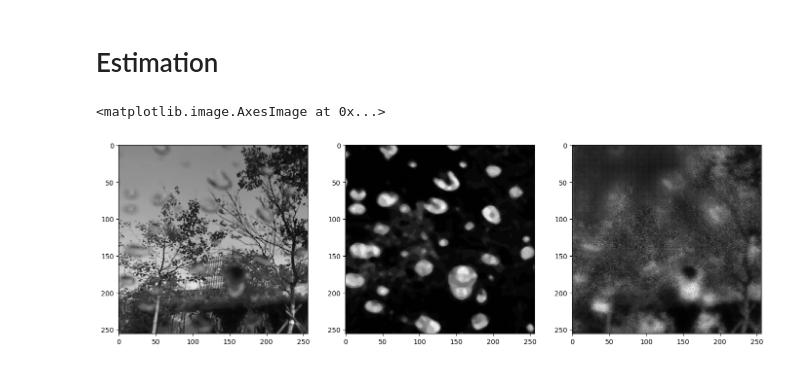
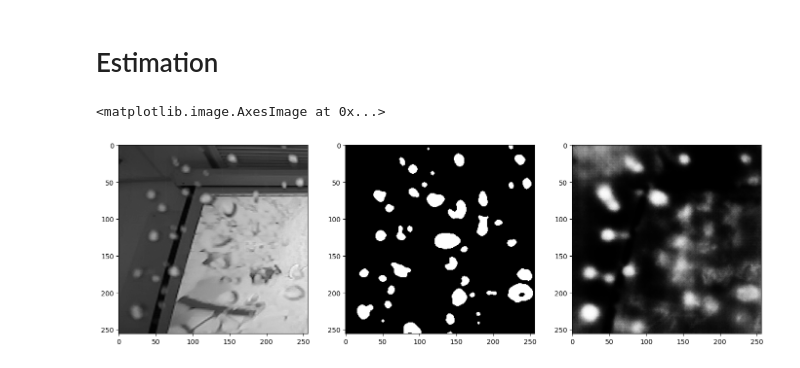
Before and after one commit to KIrillPal/WaterDropDetection, a Jupyter notebook: research/segmentation/train.ipynb, the cells around one changed output. Cells and saved outputs as stored; diff of their text form; code cells hidden in the pictures.

```diff
--- a/research/segmentation/train.ipynb
+++ b/research/segmentation/train.ipynb
@@ -6,7 +6,8 @@ import torch
 config = {
     "lr": 0.001,
     "batch_size": 16,
-    "epochs": 10,
+    "epochs": 20,
+    "threshold": 0.3,
     "image_dir": '../../data/stereo/train/image',
     "mask_dir": '../../data/stereo/train/mask',
     "device": "cuda" if torch.cuda.is_available() else "cpu",
@@ -24,6 +25,7 @@ from dataset import WaterDropDataset
 dataset = WaterDropDataset(
     image_dir=config["image_dir"],
     mask_dir=config["mask_dir"],
+    threshold=config["threshold"],
     crop_shape=(256, 256)
 )
 
@@ -179,16 +186,16 @@ def get_full_prediction(model, x, y):
     pred_np  = pred.cpu().detach().numpy()[0][0]
     return image_np, gt_np, pred_np
 # %%
-idx = 1
+idx = 3
 x, y = val_dataset.dataset[idx]
 x = torch.stack([x])
 y = torch.stack([y])
 x, y, pred = get_full_prediction(model, x, y)
 from matplotlib import pyplot as plt
 fig, axs = plt.subplots(1, 3, figsize=(17, 10))
 axs[0].imshow(x, cmap='gray')
 axs[1].imshow(y, cmap='gray')
 axs[2].imshow(pred, cmap='gray')
 # %% [output]
 <matplotlib.image.AxesImage at 0x...>
-[figure, old version]
+[figure, new version]
```
Also changed, not shown: parts of 1 cell of this notebook, 1 other file.
